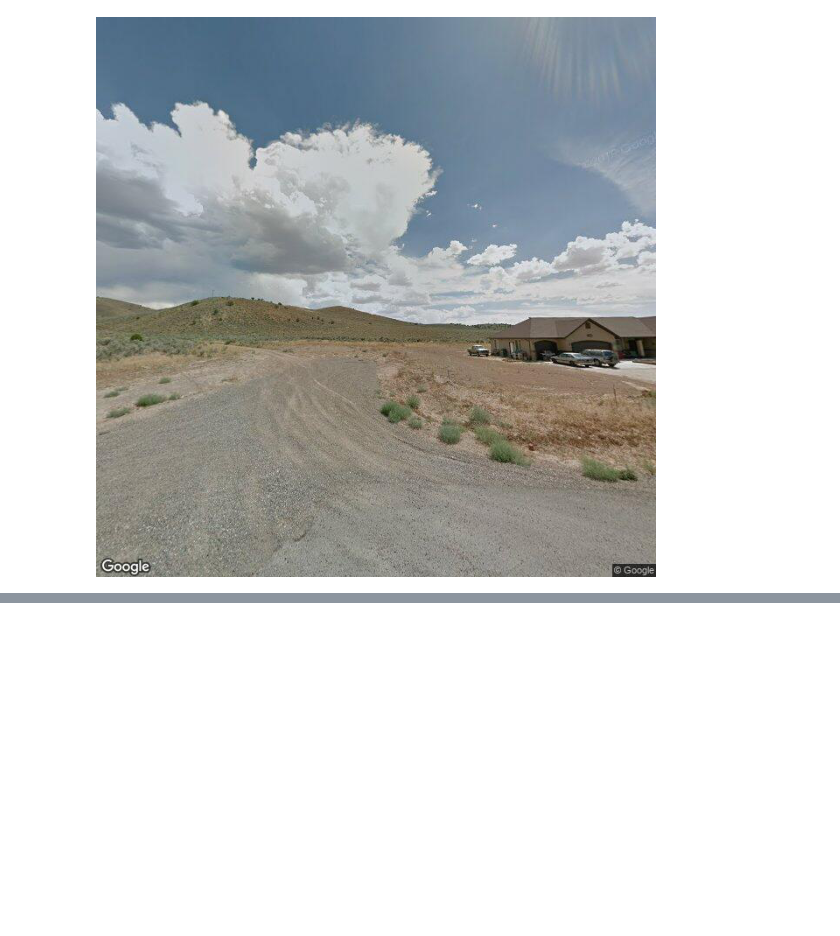
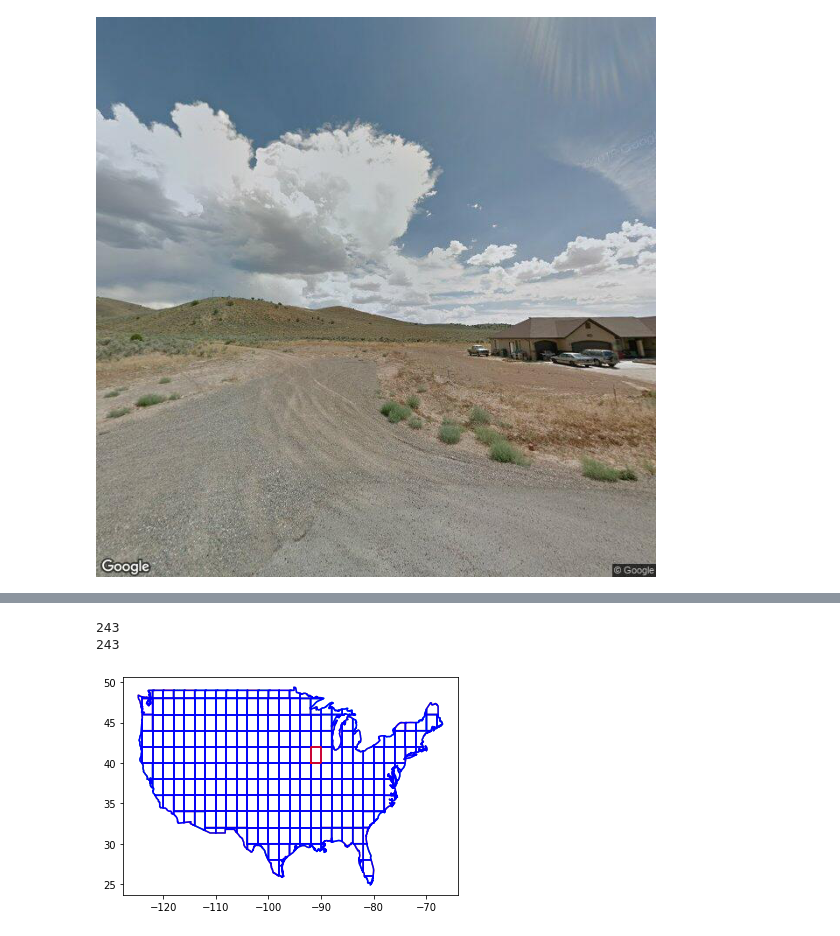
Before and after one commit to ShaneW-18/-Geoguessr-AI, a Jupyter notebook: Model/cnn.ipynb, the cells around one changed output, grey strips where cells are left out. Saved outputs shown, nothing was run; the diff lists cells and outputs as text; code cells hidden in the pictures; blank space fills up the shorter version.

```diff
--- a/Model/cnn.ipynb
+++ b/Model/cnn.ipynb
@@ -193,0 +227,24 @@ plt.show()
+# %%
+from shapely.geometry import Polygon, Point
+
+#### importing plot of usa that is made up of hundreds of grids defined as points
+usaPolyGrid = pkl.load(open("util/usaPolyGrid.pkl", 'rb'))
+for i in usaPolyGrid.values():
+    plt.plot(i[:, 1], i[:, 0])
+print(len(usaPolyGrid))
+
+count = 0
+for i in usaPolyGrid.values():
+    if count != 165:
+        plt.plot(i[:,1],i[:,0], c='blue')
+    count += 1
+print(len(usaPolyGrid))
+
+poly = Polygon(np.flip(usaPolyGrid[165]))
+x,y = poly.exterior.xy
+plt.plot(x,y, c='red')
+plt.show()
+# %% [output]
+243
+243
+[figure, added]
```
Also changed, not shown: parts of 7 cells of this notebook.
